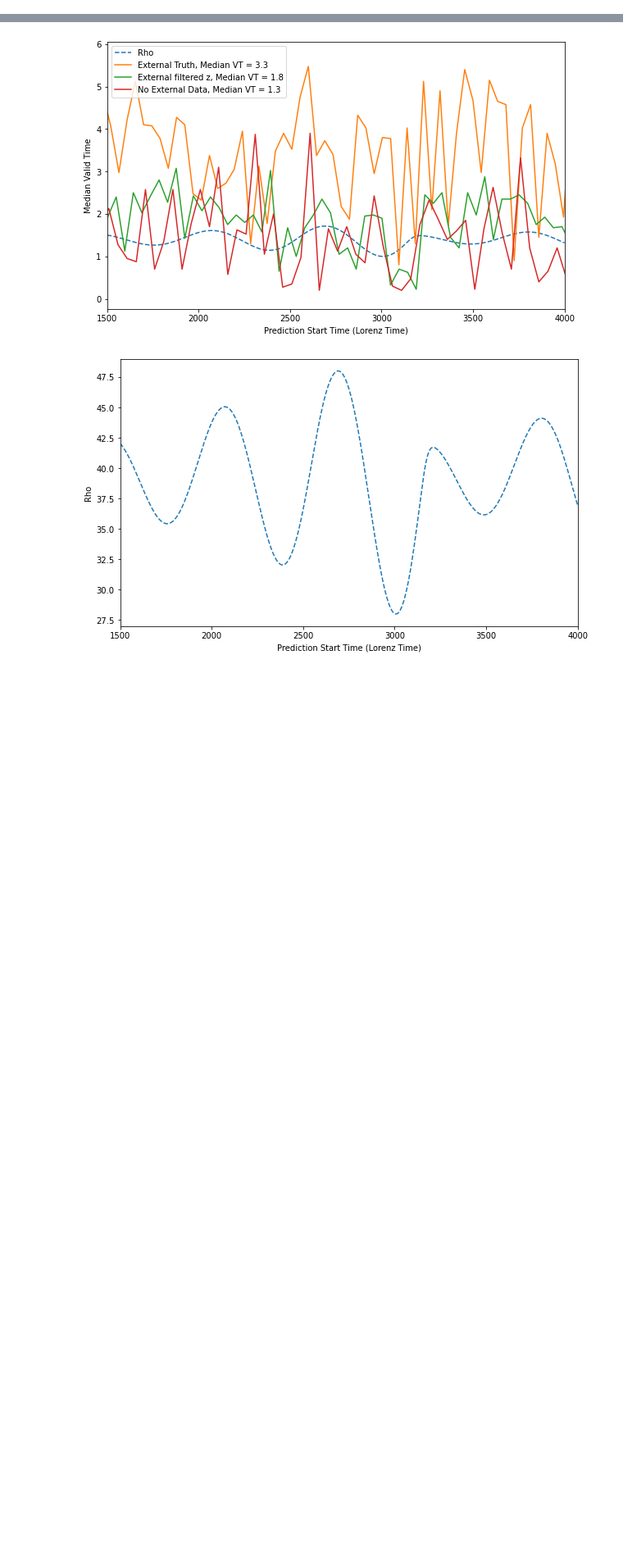
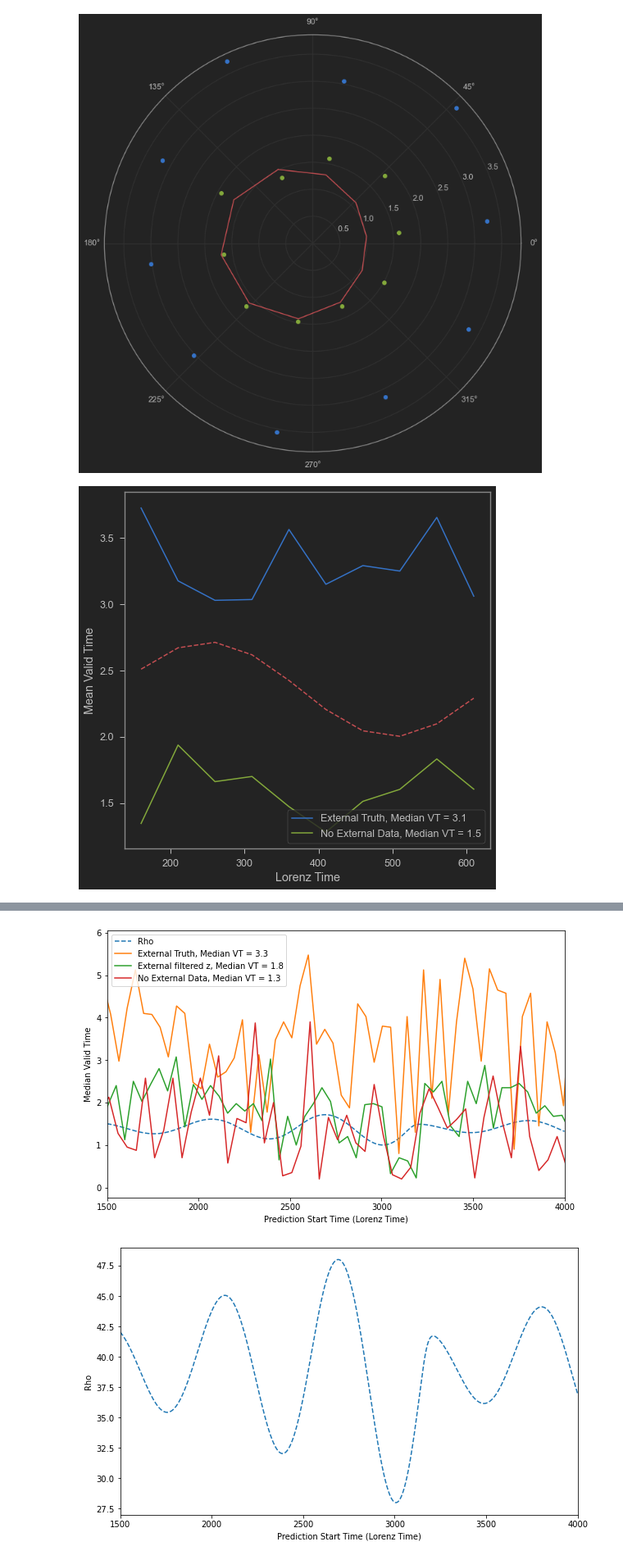
Before and after one commit to awikner/Reservoir-GN-RL, a Jupyter notebook: results_plotter.ipynb, the cells around one changed output, grey strips where cells are left out. Shown at 82% size. Drawn from its saved outputs; the diff is of its cells as text; code cells hidden in the pictures; blank space fills up the shorter version.

```diff
--- a/results_plotter.ipynb
+++ b/results_plotter.ipynb
@@ -9,0 +89,72 @@ import cma
+# %%
+results_file_extern   = 'cosine_external_truth_results.csv'
+results_file_noextern = 'cosine_noexternal_results.csv'
+# rho_file     = 'cosine_rho.csv'
+valid_times_extern  = np.loadtxt(results_file_extern, delimiter = ',')*step
+valid_times_noextern  = np.loadtxt(results_file_noextern, delimiter = ',')*step
+
+median_vt_extern      = np.mean(valid_times_extern, axis = 0)
+median_vt_noextern    = np.mean(valid_times_noextern, axis = 0)
+
+num_tests    = median_vt_extern.size
+init_delay   = 0
+step         = 0.05
+data_step    = (200000-init_delay)//num_tests
+init_delay_2 = 20000
+data_step_2  = (200000-init_delay)//num_tests
+prepred_len  = 3000+200
+times = (np.arange(num_tests)*data_step+prepred_len+init_delay)*step
+times_2 = (np.arange(num_tests)*data_step_2+prepred_len+init_delay)*step
+rhos  = r_t_cosine(times)
+xend  = 2500
+"""
+fig = plt.figure(figsize = (10,6))
+plt.plot(times, rhos, '--', label = 'Rho')
+plt.plot(times_2, median_vt_extern, label = 'External Truth, Median VT = %0.1f' % np.median(valid_times_extern))
+plt.plot(times, median_vt_noextern, label = 'No External Data, Median VT = %0.1f' % np.median(valid_times_noextern))
+plt.xlabel('Prediction Start Time (Lorenz Time)')
+plt.ylabel('Median Valid Time')
+plt.xlim(0,xend)
+plt.legend()
+plt.savefig('lorenz_cosine_median_vt_wextern.png')
+plt.show()
+
+fig2 = plt.figure(figsize = (10,6))
+plt.plot(times, rhos*28)
+plt.xlabel('Prediction Start Time (Lorenz Time)')
+plt.ylabel('Rho')
+plt.xlim(0,xend)
+plt.savefig('rho_values_cosine.png')
+plt.show()
+"""
+period = 500
+periodic_mean_extern = np.zeros(10)
+periodic_mean_noextern = np.zeros(10)
+for i in range(10):
+    periodic_mean_extern[i] = np.mean(median_vt_extern[i::10])
+    periodic_mean_noextern[i] = np.mean(median_vt_noextern[i::10])
+fig3 = plt.figure(figsize = (12,12))
+plt.polar(2*np.pi*times_2[:10]/500, periodic_mean_extern, 'o')
+plt.polar(2*np.pi*times[:10]/500, periodic_mean_noextern, 'o')
+plt.polar(2*np.pi*times[:11]/500, rhos[:11])
+plt.show()
+
+fig4 = plt.figure(figsize = (8,8))
+plt.plot(times[:10],  periodic_mean_extern, label = 'External Truth, Median VT = %0.1f' % np.median(valid_times_extern))
+plt.plot(times_2[:10], periodic_mean_noextern, label = 'No External Data, Median VT = %0.1f' % np.median(valid_times_noextern))
+plt.plot(times[:10], rhos[:10]+1, '--')
+plt.xlabel('Lorenz Time')
+plt.ylabel('Mean Valid Time')
+plt.legend()
+plt.show()
+
+fig4 = plt.figure(figsize = (8,8))
+plt.plot(-np.sin(2*np.pi*times[:10]/500-np.pi),  periodic_mean_extern, 'o', label = 'External Truth, Median VT = %0.1f' % np.median(valid_times_extern))
+plt.plot(-np.sin(2*np.pi*times_2[:10]/500-np.pi), periodic_mean_noextern, 'o', label = 'No External Data, Median VT = %0.1f' % np.median(valid_times_noextern))
+plt.xlabel('Rho gradient')
+plt.ylabel('Mean Valid Time')
+plt.legend()
+plt.show()
+# %% [output]
+[figure, added]
+[figure, added]
```
Also changed, not shown: parts of 9 cells of this notebook, 2 other files.
